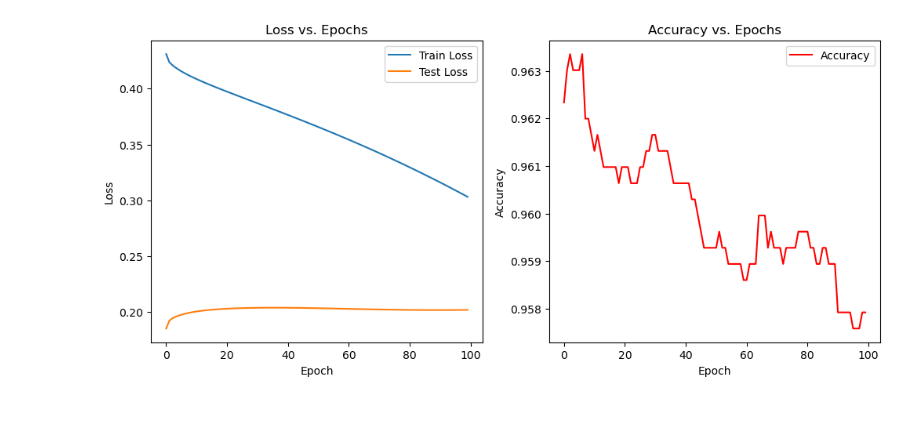
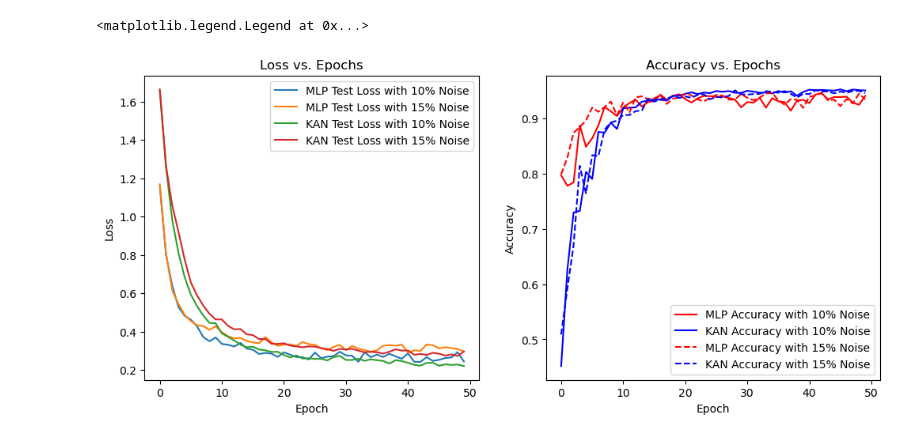
Before and after one commit to Joker4313/efficient-kan, a Jupyter notebook: project.ipynb, the cells around one changed output. Drawn from its saved outputs; the diff is of its cells as text; code cells hidden in the pictures; blank space fills up the shorter version.

```diff
--- a/project.ipynb
+++ b/project.ipynb
@@ -118 +125,11 @@ def add_label_noise(y_train: torch.Tensor, noise_level):
+# %%
+mlp = MLP(561, [512, 128], 6)
+mlp_train_losses_10, mlp_test_losses_10, mlp_accuracies_10 = train(
+    mlp, train_loader, test_loader, total_test_samples=len(test_dataset)
+)
+# %%
+kan = KAN([561, 128, 64, 6])
+kan_train_losses_10, kan_test_losses_10, kan_accuracies_10 = train(
+    kan, train_loader, test_loader, total_test_samples=len(test_dataset)
+)
 # %%
@@ -146,8 +137,38 @@ print_results(train_losses, test_losses, accuracies)
-# %%
-train_losses, test_losses, accuracies = train(
-    KAN, train_loader, test_loader, epochs, total_test_samples=len(test_dataset)
-)
-
-print_results(train_losses, test_losses, accuracies)
-# %% [output]
-[figure, removed]
+# %%
+mlp = MLP(561, [512, 128], 6)
+mlp_train_losses_15, mlp_test_losses_15, mlp_accuracies_15 = train(
+    mlp, train_loader, test_loader, total_test_samples=len(test_dataset)
+)
+# %%
+kan = KAN([561, 128, 64, 6])
+kan_train_losses_15, kan_test_losses_15, kan_accuracies_15 = train(
+    kan, train_loader, test_loader, total_test_samples=len(test_dataset)
+)
+# %%
+plt.figure(figsize=(12, 5))
+plt.subplot(1, 2, 1)
+plt.plot(mlp_test_losses_10, label="MLP Test Loss with 10% Noise")
+plt.plot(mlp_test_losses_15, label="MLP Test Loss with 15% Noise")
+plt.plot(kan_test_losses_10, label="KAN Test Loss with 10% Noise")
+plt.plot(kan_test_losses_15, label="KAN Test Loss with 15% Noise")
+plt.title("Loss vs. Epochs")
+plt.xlabel("Epoch")
+plt.ylabel("Loss")
+plt.legend()
+
+plt.subplot(1, 2, 2)
+plt.plot(mlp_accuracies_10, label="MLP Accuracy with 10% Noise", color="r")
+plt.plot(kan_accuracies_10, label="KAN Accuracy with 10% Noise", color="b")
+plt.plot(
+    mlp_accuracies_15, label="MLP Accuracy with 15% Noise", color="r", linestyle="--"
+)
+plt.plot(
+    kan_accuracies_15, label="KAN Accuracy with 15% Noise", color="b", linestyle="--"
+)
+plt.title("Accuracy vs. Epochs")
+plt.xlabel("Epoch")
+plt.ylabel("Accuracy")
+plt.legend()
+# %% [output]
+<matplotlib.legend.Legend at 0x...>
+[figure, added]
```
Also changed, not shown: parts of 15 cells of this notebook, 5 other files.
